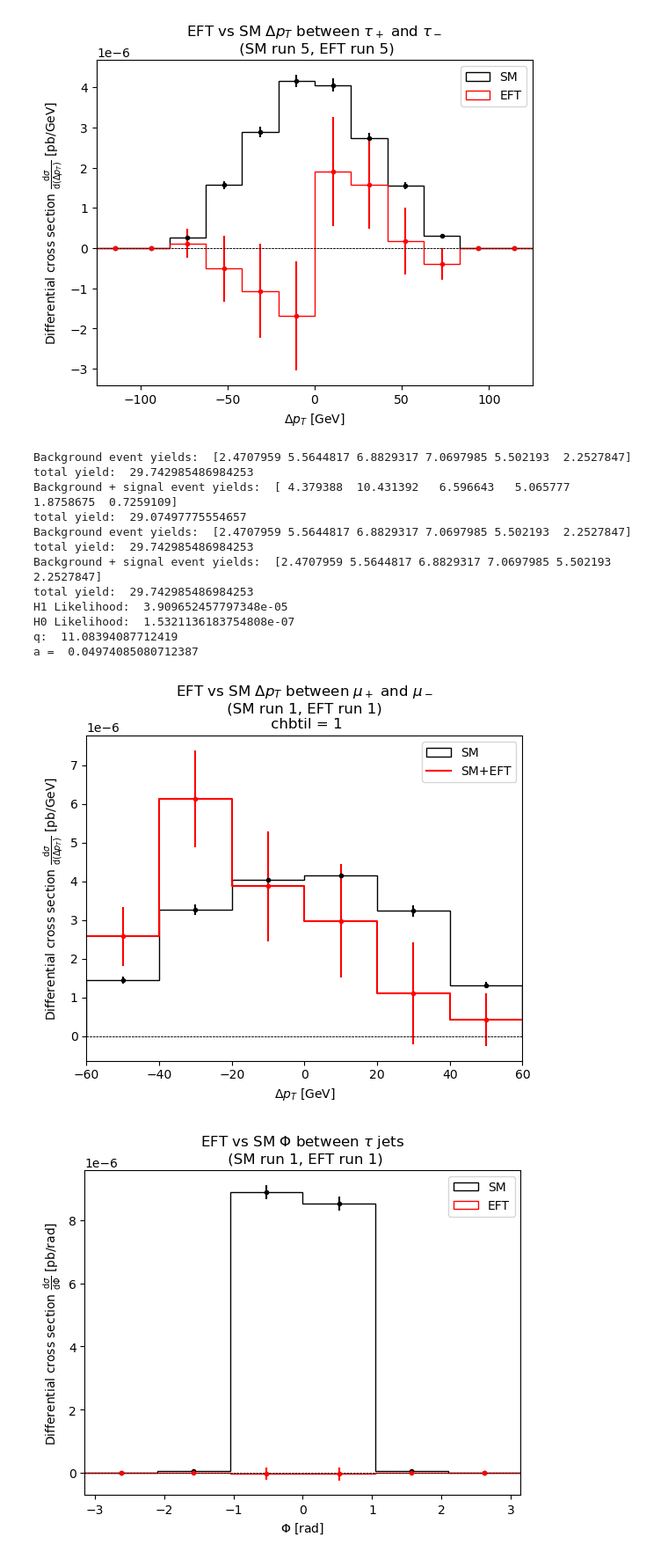
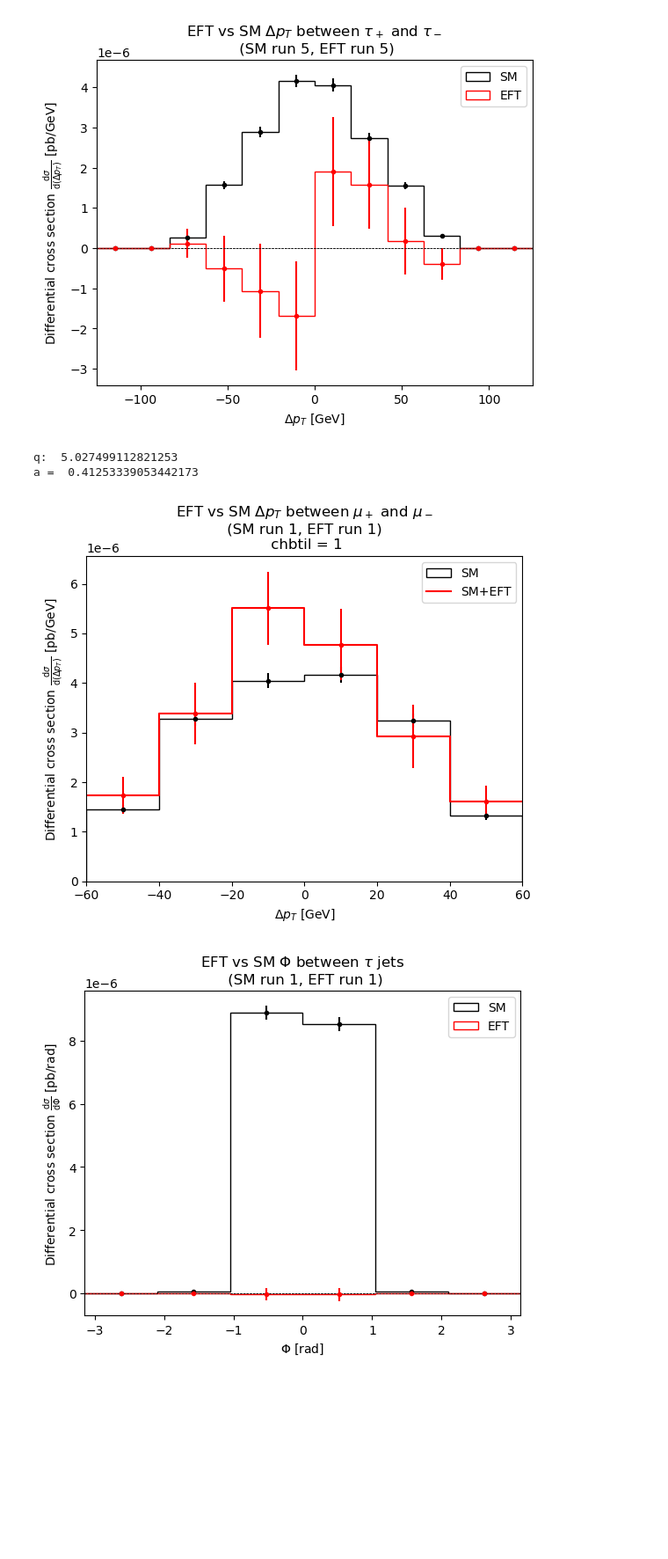
Before and after one commit to Arun-Atwal/ee_zh_final_analysis, a Jupyter notebook: ee_zh_final_analysis.ipynb, the cells around one changed output. Shown at 88% size. Drawn from its saved outputs; the diff is of its cells as text; code cells hidden in the pictures; blank space fills up the shorter version.

```diff
--- a/ee_zh_final_analysis.ipynb
+++ b/ee_zh_final_analysis.ipynb
@@ -10,7 +10,8 @@ Set run variable to the folder containing the set of selections applied to the d
 which is usually the date ran in the format 'ddmmyy"""
 sm_run = '090324_2'
 # eft_run = '090324_2'
-eft_run = '130324_chbtil_0.1'
+# eft_run = '130324_chbtil_0.1'
+eft_run = '050424_chbtil_0.5'
 
 'Each element in the list is a numpy array of the data for one sample run'
 sm_tau_data = []
@@ -28,14 +29,14 @@ eft_tau_data = []
 eft_muon_data = []
 eft_weights= []
 
-# eft_tau_data.append(np.load(f'eft_data/{eft_run}/eft_taus_run_1.npy'))
-# eft_muon_data.append(np.load(f'eft_data/{eft_run}/eft_muons_run_1.npy'))
-# eft_weights.append(np.load(f'eft_data/{eft_run}/eft_weights_run_1.npy'))
+eft_tau_data.append(np.load(f'eft_data/{eft_run}/eft_taus_run_1.npy'))
+eft_muon_data.append(np.load(f'eft_data/{eft_run}/eft_muons_run_1.npy'))
+eft_weights.append(np.load(f'eft_data/{eft_run}/eft_weights_run_1.npy'))
 
-for i in range(1,6):
-    eft_tau_data.append(np.load(f'eft_data/{eft_run}/eft_taus_run_{i}.npy'))
-    eft_muon_data.append(np.load(f'eft_data/{eft_run}/eft_muons_run_{i}.npy'))
-    eft_weights.append(np.load(f'eft_data/{eft_run}/eft_weights_run_{i}.npy'))
+# for i in range(1,6):
+#     eft_tau_data.append(np.load(f'eft_data/{eft_run}/eft_taus_run_{i}.npy'))
+#     eft_muon_data.append(np.load(f'eft_data/{eft_run}/eft_muons_run_{i}.npy'))
+#     eft_weights.append(np.load(f'eft_data/{eft_run}/eft_weights_run_{i}.npy'))
 # %%
 """This is a very messy method of reading in the data
 and reconstructing the vectors.
@@ -204,12 +205,12 @@ def likelihood(smeft, sm):
 # %%
 """Bohm-Zech method of calculating the likelihood ratio"""
 
-def likelihood_bz(sm, sm_err, smeft, smeft_err):
+def likelihood_bz(sm, sm_err, smeft, smeft_err, eft_err):
     luminosity = 1.7 * 10**(6) # pb^-1
     sm_events = sm * luminosity
     smeft_events = smeft * luminosity
     sm_s = [i/j for i,j in zip(sm, sm_err)]
-    smeft_s = [i/j for i,j in zip(smeft, smeft_err)]
+    smeft_s = [i/j for i,j in zip(smeft, sm_err+eft_err)] # adding (not in quadrature)
     sm_prime = [i/j for i,j in zip(sm_events, sm_s)]
     smeft_prime = [i/j for i,j in zip(smeft_events, smeft_s)]
     H1 = log_L(sm_prime, sm_prime)
@@ -590,45 +596,38 @@ plt.savefig("delta_pt_tau_charge")
 # %%
 """Plot the delta pt between the two muons ordered by charge
 set sm and eft to the index of the sample run"""
 
 sm = 1
 eft = 1
 bins = 6
 plot_range = (-60, 60) # NOTE: take care with the range! Could technically be cutting some muons off
 
 delta_pt_mu_charge_sm = delta_pt_charge(sm_muons[sm-1])
 delta_pt_mu_charge_eft = delta_pt_charge(eft_muons[eft-1])
 
 sm_histo, sm_err = histogram(delta_pt_mu_charge_sm, sm_weights[sm-1], bins, 'SM', 'k', plot_range)
 eft_histo, eft_err = histogram(delta_pt_mu_charge_eft, eft_weights[eft-1], bins, 'EFT', 'r', plot_range, False)
 smeft_histo, smeft_err = SMEFT_histogram(sm_histo, sm_err, eft_histo, eft_err, bins, 'SM+EFT', 'r', plot_range)
 
 # H1 = likelihood(smeft_histo, smeft_histo)
 # H0 = likelihood(smeft_histo, sm_histo[0])
-H0 = likelihood(smeft_histo, sm_histo[0])
-H1 = likelihood(sm_histo[0], sm_histo[0])
-print('H1 Likelihood: ', H1,'\nH0 Likelihood: ', H0)
-print('q: ', np_q(H0,H1))
-print('a = ', find_p_val(np_q(H0,H1), bins-1))
+# H0 = likelihood(smeft_histo, sm_histo[0])
+# H1 = likelihood(sm_histo[0], sm_histo[0])
+# print('H1 Likelihood: ', H1,'\nH0 Likelihood: ', H0)
+# print('q: ', np_q(H0,H1))
+# print('a = ', find_p_val(np_q(H0,H1), bins-1))
+q = likelihood_bz(sm_histo[0], sm_err, smeft_histo, smeft_err)
+print('q: ', q)
+print('a = ', find_p_val(q, bins-1))
 
 plt.xlabel(r'$\Delta p_T$ [GeV]')
 plt.ylabel(r'Differential cross section $\frac{\mathrm{d}\sigma}{\mathrm{d}(\Delta p_T)}$ [pb/GeV]')
 plt.title(r'EFT vs SM $\Delta p_T$ between $\mu_+$ and $\mu_-$' + f'\n (SM run {sm}, EFT run {eft}) \n chbtil = 1')
 plt.savefig("delta_pt_mu_charge")
 # %% [output]
-Background event yields:  [2.4707959 5.5644817 6.8829317 7.0697985 5.502193  2.2527847]
-total yield:  29.742985486984253
-Background + signal event yields:  [ 4.379388  10.431392   6.596643   5.065777   1.8758675  0.7259109]
-total yield:  29.07497775554657
-Background event yields:  [2.4707959 5.5644817 6.8829317 7.0697985 5.502193  2.2527847]
-total yield:  29.742985486984253
-Background + signal event yields:  [2.4707959 5.5644817 6.8829317 7.0697985 5.502193  2.2527847]
-total yield:  29.742985486984253
-H1 Likelihood:  3.909652457797348e-05
-H0 Likelihood:  1.5321136183754808e-07
-q:  11.08394087712419
-a =  0.04974085080712387
+q:  5.027499112821253
+a =  0.41253339053442173
-[figure, old version]
+[figure, new version]
 # %%
 """The 'genuine' CP odd observable from https://arxiv.org/abs/0911.2933"""
 def calc_Phi(a, b, cross, subtraction):
```
Also changed, not shown: parts of 3 cells of this notebook, 8 other files.
